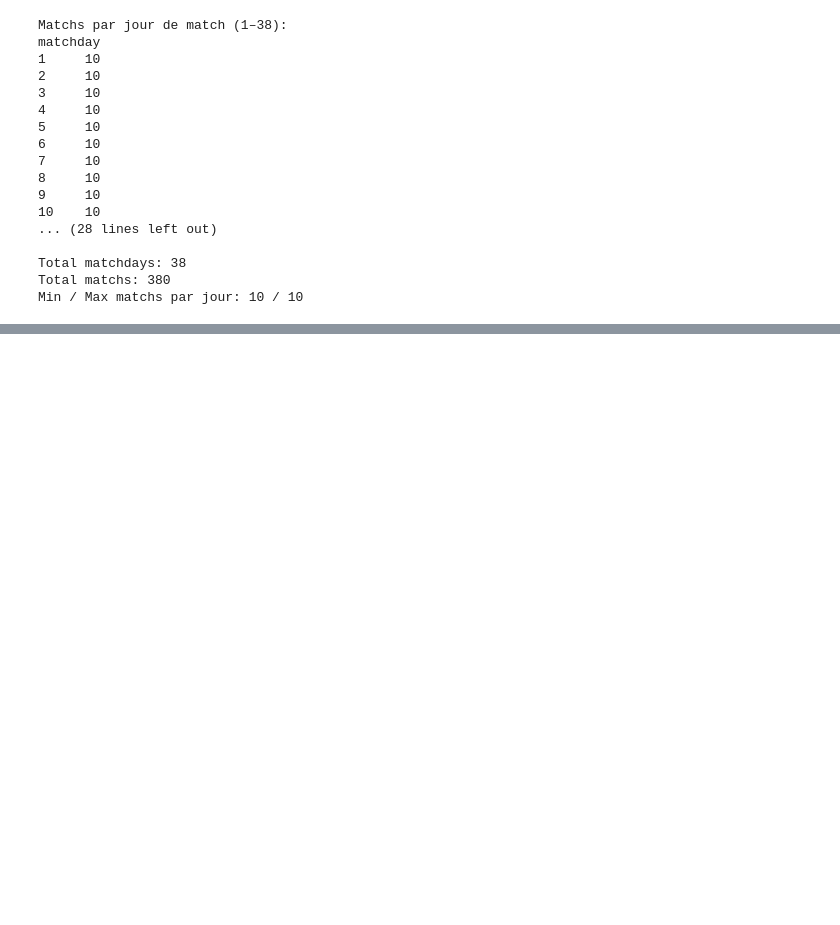
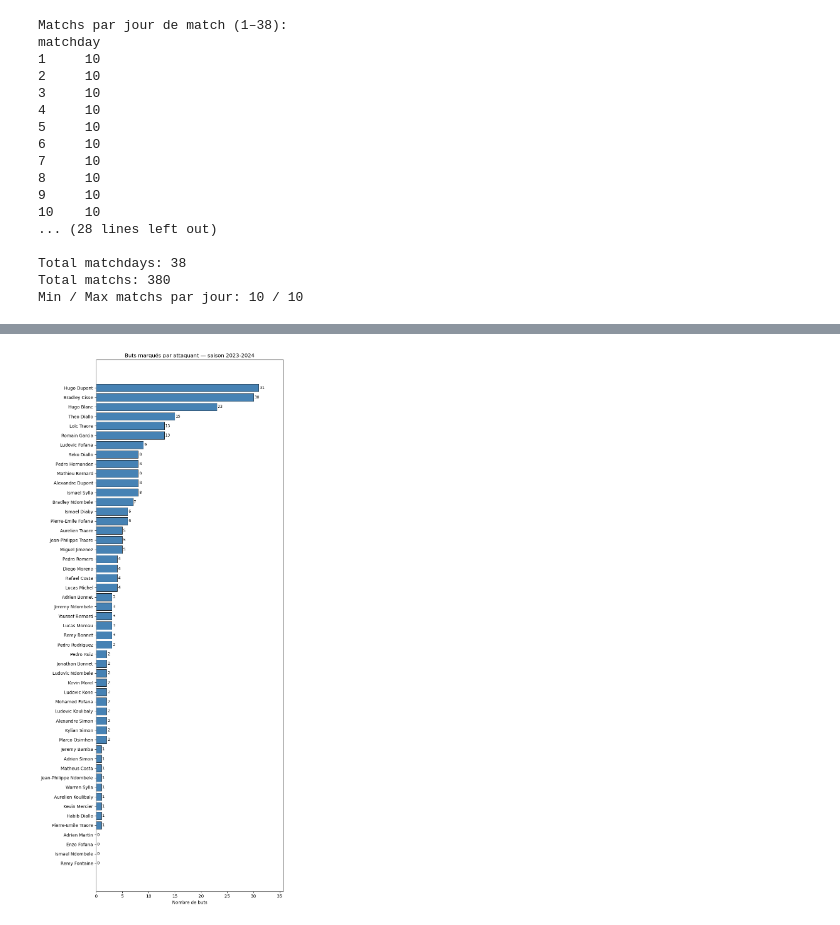
Before and after one commit to narekpirumyan/dataset-football-ligue1, a Jupyter notebook: Dataset/Exploration.ipynb, the cells around one changed output, grey strips where cells are left out. Cells and saved outputs as stored; diff of their text form; code cells hidden in the pictures; blank space fills up the shorter version.

```diff
--- a/Dataset/Exploration.ipynb
+++ b/Dataset/Exploration.ipynb
@@ -61,0 +88,18 @@ Min / Max matchs par jour: 10 / 10
+# %%
+import pandas as pd
+import matplotlib.pyplot as plt
+
+df_players = pd.read_csv("player_stats_season.csv")
+attackers = df_players[df_players["position"] == "Forward"][["full_name", "goals", "club"]].sort_values("goals", ascending=True)
+
+fig, ax = plt.subplots(figsize=(8, max(6, len(attackers) * 0.35)))
+bars = ax.barh(attackers["full_name"], attackers["goals"], color="steelblue", edgecolor="black", linewidth=0.6)
+ax.set_xlabel("Nombre de buts")
+ax.set_title("Buts marqués par attaquant — saison 2023-2024")
+ax.set_xlim(0, attackers["goals"].max() * 1.15 if len(attackers) else 1)
+for bar, val in zip(bars, attackers["goals"]):
+    ax.text(val + 0.15, bar.get_y() + bar.get_height() / 2, str(int(val)), va="center", fontsize=9)
+plt.tight_layout()
+plt.show()
+# %% [output]
+[figure, added]
```
Also changed, not shown: parts of 3 cells of this notebook, 1 other file.
